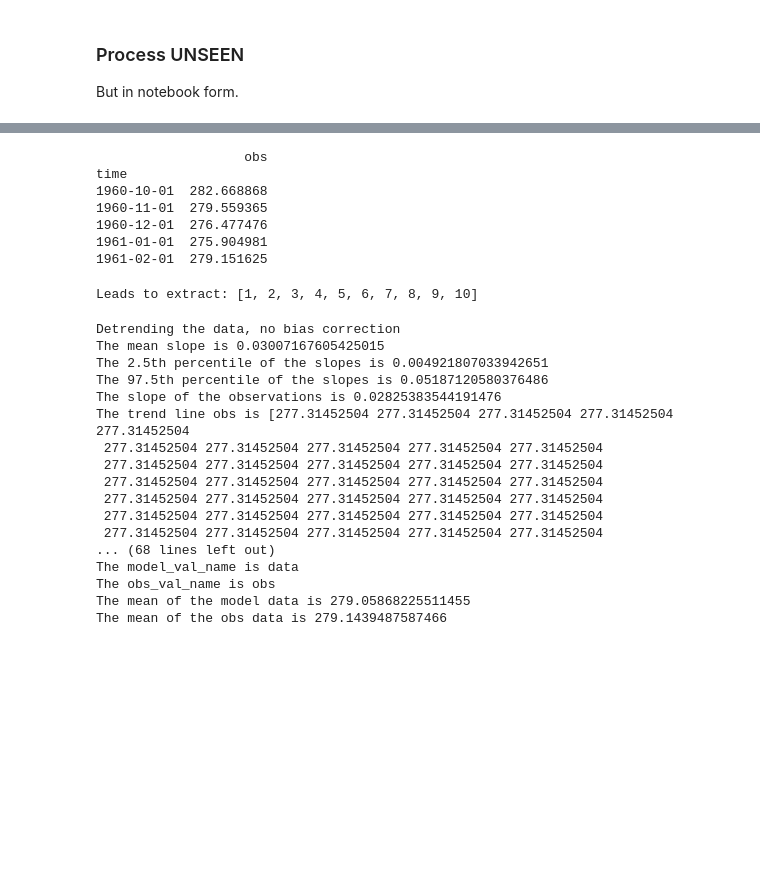
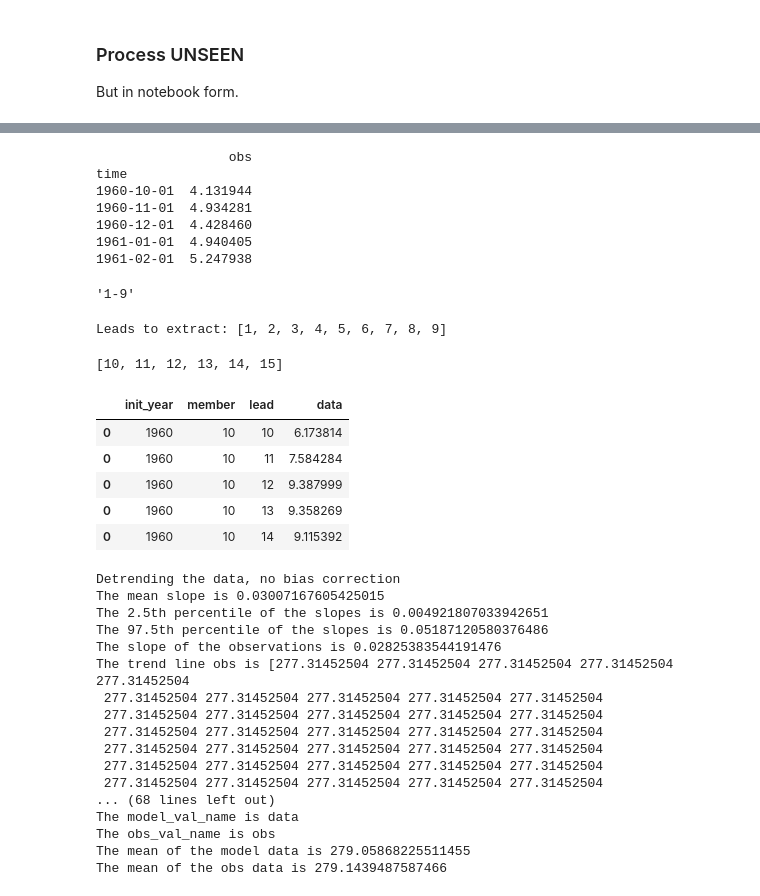
Before and after one commit to benhutchmet/unseen_multi_year, a Jupyter notebook: process_UNSEEN_nb.ipynb, the cells around one changed output, grey strips where cells are left out. Drawn from its saved outputs; the diff is of its cells as text; code cells hidden in the pictures; blank space fills up the shorter version.

Commit message:
specificity for model

```diff
--- a/process_UNSEEN_nb.ipynb
+++ b/process_UNSEEN_nb.ipynb
@@ -41,9 +41,9 @@ country = "United Kingdom"
 season = "ONDJFM"
 model_season = "ONDJFM"
 first_year = 1960
-last_year = 2018
+last_year = 1962
 model_fcst_year = 1
-lead_year = "1-10"
+lead_year = "1-9" # only 1-9 for CanESM5
 detrend = True # True for temperature, false for wind speeds
 bias_correct = "None" # No bias correction for tas months
 percentile = 10
@@ -102,14 +102,22 @@ else:
 
 # Depending on the model forecast year
 # set the leads to extract from the model
-if model_fcst_year == 0 and season == "NDJFM":
-    lead_months = [1, 2, 3, 4, 5]
-elif model_fcst_year == 1 and season == "ONDJFM":
-    lead_months = [12, 13, 14, 15, 16, 17]
-elif model_fcst_year == 1 and season in ["OND", "NDJ", "DJF", "JFM", "D"]:
-    lead_months = [12, 13, 14, 15, 16, 17] # include all then subset later
+if model == "HadGEM3-GC31-MM":
+    if model_fcst_year == 0 and season == "NDJFM":
+        lead_months = [1, 2, 3, 4, 5]
+    elif model_fcst_year == 1 and season == "ONDJFM":
+        lead_months = [12, 13, 14, 15, 16, 17]
+    elif model_fcst_year == 1 and season in ["OND", "NDJ", "DJF", "JFM", "D"]:
+        lead_months = [12, 13, 14, 15, 16, 17] # include all then subset later
+    else:
+        raise ValueError("Model forecast year and season not recognised")
+elif model == "CanESM5":
+    if model_fcst_year == 1 and season == "ONDJFM":
+        lead_months = [10, 11, 12, 13, 14, 15]
+    elif model_fcst_year == 1 and season in ["OND", "NDJ", "DJF", "JFM", "D"]:
+        lead_months = [10, 11, 12, 13, 14, 15]
 else:
-    raise ValueError("Model forecast year and season not recognised")
+    raise ValueError("Model not recognised")
 # %%
 # Set up the name for the obs df
 obs_df_name = f"ERA5_obs_{variable}_{country}_{model_season}_{first_year}_{last_year}.csv"
@@ -367,13 +360,17 @@ obs_df.dropna(inplace=True)
 # set up time as a column
 obs_df.reset_index(inplace=True)
 # %% [output]
-                   obs
+                 obs
 time
-1960-10-01  282.668868
-1960-11-01  279.559365
-1960-12-01  276.477476
-1961-01-01  275.904981
-1961-02-01  279.151625
+1960-10-01  4.131944
+1960-11-01  4.934281
+1960-12-01  4.428460
+1961-01-01  4.940405
+1961-02-01  5.247938
+# %%
+lead_year
+# %% [output]
+'1-9'
 # %%
 # create a new model df for subsetting to first ONDJFM
 model_df_ondjfm = pd.DataFrame()
@@ -393,12 +390,22 @@ if lead_year != "9999":
     # print the leads to extract
     print(f"Leads to extract: {leads}")
 elif lead_year == "9999":
-    # Set up the leads to extract list range 1-10
-    leads = list(range(1, 11))
+    if model == "HadGEM3-GC31-MM":
+        # Set up the leads to extract list range 1-10
+        leads = list(range(1, 11))
+    elif model == "CanESM5":
+        # Set up the leads to extract list range 1-6
+        leads = list(range(1, 10))
+    else:
+        raise ValueError("Model not recognised")
 else:
     raise ValueError("Lead year not recognised")
 # %% [output]
-Leads to extract: [1, 2, 3, 4, 5, 6, 7, 8, 9, 10]
+Leads to extract: [1, 2, 3, 4, 5, 6, 7, 8, 9]
+# %%
+lead_months
+# %% [output]
+[10, 11, 12, 13, 14, 15]
 # %%
 # loop over the unique init years and members in model_df
 for init_year in model_df["init_year"].unique():
@@ -449,6 +456,15 @@ for init_year in model_df["init_year"].unique():
                 )
 
                 model_df_ondjfm = pd.concat([model_df_ondjfm, model_data_this])
+# %%
+model_df_ondjfm.head()
+# %% [output]
+|  | init_year | member | lead | data |
+| 0 | 1960 | 10 | 10 | 6.173814 |
+| 0 | 1960 | 10 | 11 | 7.584284 |
+| 0 | 1960 | 10 | 12 | 9.387999 |
+| 0 | 1960 | 10 | 13 | 9.358269 |
+| 0 | 1960 | 10 | 14 | 9.115392 |
 # %%
 # # FIXME: Hardcoded for now - SUBSETTING TO DECEMBER ONLY
 # # Subset to december
```
Also changed, not shown: parts of 1 cell of this notebook, 2 other files.
